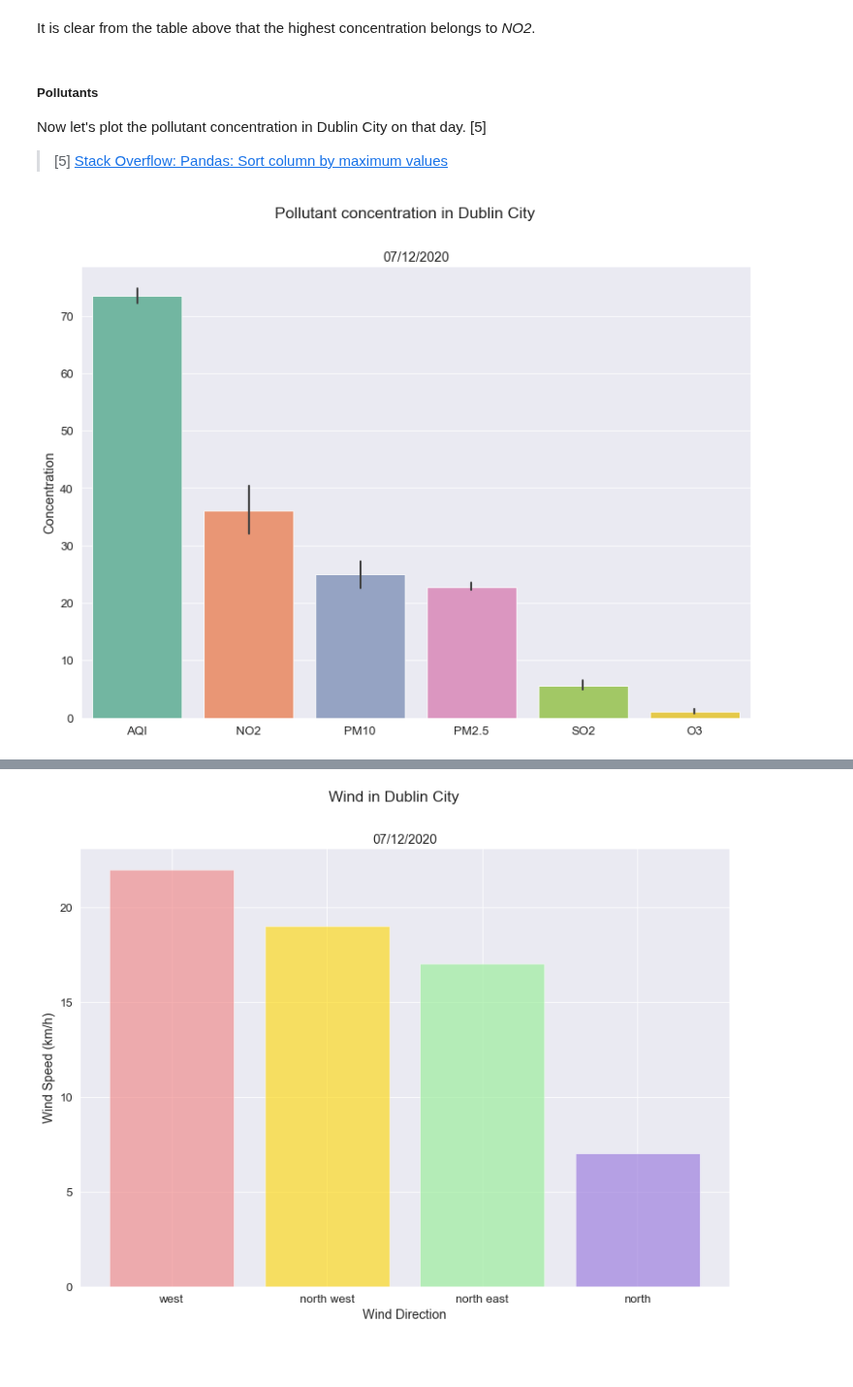
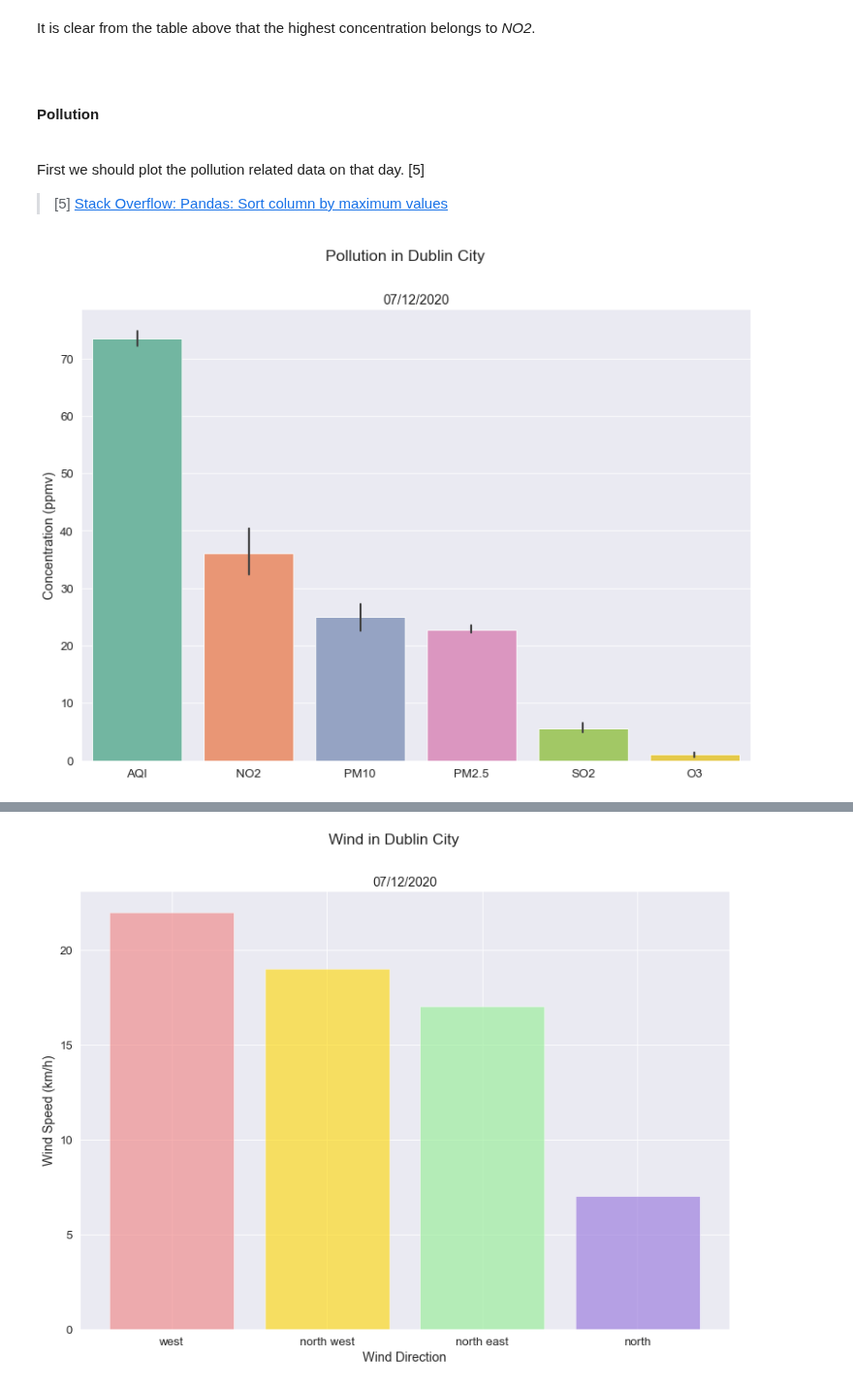
Before and after one commit to olgarozhdestvina/Air-Pollution-in-Dublin, a Jupyter notebook: Dublin_Air_Pollution.ipynb, the cells around one changed output, grey strips where cells are left out. Shown at 97% size. Cells and saved outputs as stored; diff of their text form; code cells hidden in the pictures; blank space fills up the shorter version.

```diff
--- a/Dublin_Air_Pollution.ipynb
+++ b/Dublin_Air_Pollution.ipynb
@@ -152,29 +162,33 @@ df.describe()
 # %% [markdown]
 It is clear from the table above that the highest concentration belongs to _NO2_.
 # %% [markdown]
-##### Pollutants <a name="pollutants"></a>
+<br>
 
-Now let's plot the pollutant concentration in Dublin City on that day. [5]
+#### Pollution <a name="pollutants"></a>
+
+<br>
+
+First we should plot the pollution related data on that day. [5]
 
 > [5] [Stack Overflow: Pandas: Sort column by maximum values](https://stackoverflow.com/questions/40111161/pandas-sort-column-by-maximum-values)
 # %%
 # Separate pollution values.
-pollutants = df[['AQI','NO2','PM2.5','PM10','O3','SO2']]
+pollution = df[['AQI','NO2','PM2.5','PM10','O3','SO2']]
 
 # Sort them by maximum value.
-sorted_pol = pollutants.loc[:, pollutants.max().sort_values(ascending=False).index]
+sorted_pol = pollution.loc[:, pollution.max().sort_values(ascending=False).index]
 
-# Create a figure and a set of subplots
+# Create a figure and axis.
 fig, ax = plt.subplots()
 
-# Set titles and y label
-fig.suptitle("Pollutant concentration in Dublin City")
-ax.set_ylabel("Concentration")
+# Set titles and y label.
+fig.suptitle("Pollution in Dublin City")
+ax.set_ylabel("Concentration (ppmv)")
 
 # Plot the data ordered by maximum and set a small title.
-sns.barplot(data=pollutants, order=list(sorted_pol), ax=ax).set_title("07/12/2020")
+sns.barplot(data=pollution, order=list(sorted_pol), ax=ax).set_title("07/12/2020")
 
 # Show plot.
 plt.show()
 # %% [output]
-[figure, old version]
+[figure, new version]
```
Also changed, not shown: parts of 80 cells of this notebook.
